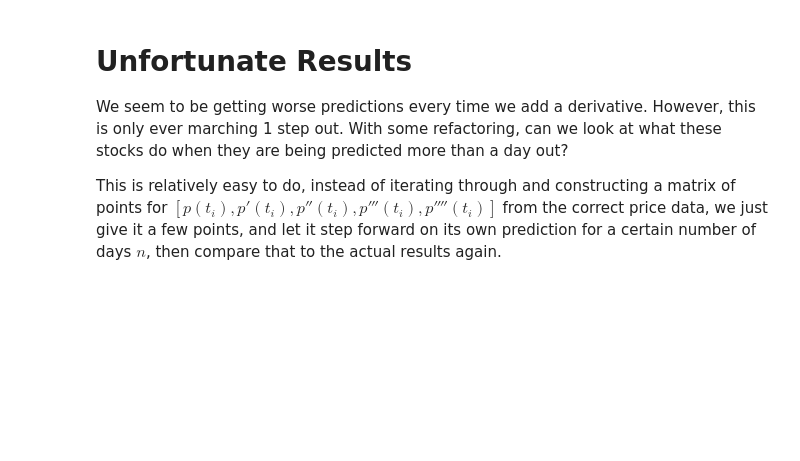
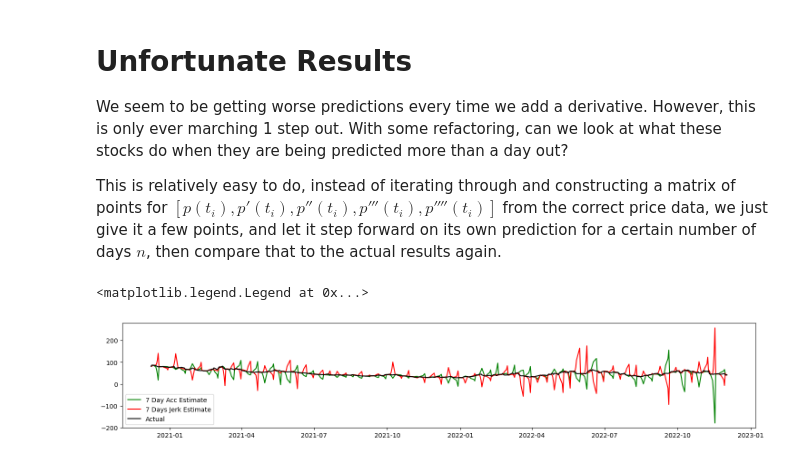
Before and after one commit to patrick-may/Differential-Equations-Stock-Modeler, a Jupyter notebook: project_writeup.ipynb, the cells around one changed output. Cells and saved outputs as stored; diff of their text form; code cells hidden in the pictures; blank space fills up the shorter version.

```diff
--- a/project_writeup.ipynb
+++ b/project_writeup.ipynb
@@ -241,0 +228,53 @@ def self_predict_accel(start_points, num_steps):
+# %%
+def nextaccel(start_points):
+    xi, xi_1, xi_2 = start_points[2], start_points[1], start_points[0]
+
+    p_x = xi
+    # 3 point backwards first derivative finite difference
+    v_x = (3 * xi - 4 * xi_1 + xi_2) / 2
+    # 4 point backward second derivative finite difference
+    a_x = (xi) - (2 * xi_1) + (xi_2)
+
+    return next_accel_price([p_x, v_x, a_x])
+
+
+def nextjerk(start_points):
+    xi, xi_1, xi_2, xi_3 = start_points[3], start_points[2], start_points[1], start_points[0]
+    # our price at a certain point... is just the price at a certain point (😁)
+    p_x = xi
+    # 4 point backward first derivative finite difference
+    # difficulty finding this one... using a 3 point one for now as bandaid
+    v_x = (3 * xi - 4 * xi_1 + xi_2) / 2
+    # 4 point backward second derivative finite difference
+    a_x = (2 * xi) - (5 * xi_1) + (4 * xi_2) - (xi_3)
+    # 4 point backward third derivative finite difference
+    j_x = xi - (3 * xi_1) + (3 * xi_2) - (1 * xi_3)
+
+    return next_jerk_price([p_x, v_x, a_x, j_x])
+
+#def nextsnap(start_points):
+
+further_predict_acc = []
+further_predict_jerk = []
+n = 7 # num of days to self-predict
+
+for day in range( 500):
+    if day % n == 0 or day % n == 1 or day % n == 2:
+        further_predict_acc.append(prices[day])
+        further_predict_jerk.append(prices[day])
+    else:
+        further_predict_acc.append(nextaccel(further_predict_acc[day-3:]))
+        if day % n == 3:
+            further_predict_jerk.append(prices[day])
+        else:
+            further_predict_jerk.append(nextjerk(further_predict_jerk[day-4:]))
+
+#print(every_n_reset)
+plt.plot(timestamps[1:], further_predict_acc, color="green", label=f"{n} Day Acc Estimate")
+plt.plot(timestamps[1:], further_predict_jerk, color = "red", label=f"{n} Days Jerk Estimate")
+
+plt.plot(timestamps, prices, color = "black", label="Actual")
+plt.legend()
+# %% [output]
+<matplotlib.legend.Legend at 0x...>
+[figure, added]
```
Also changed, not shown: parts of 5 cells of this notebook.
